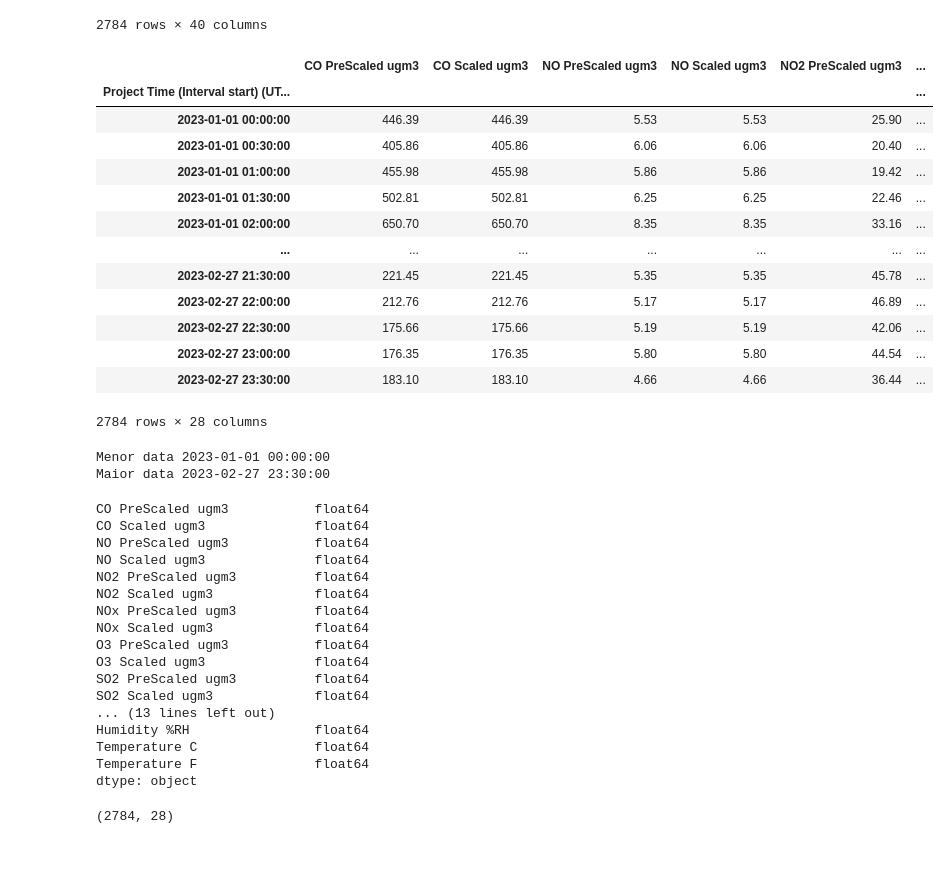
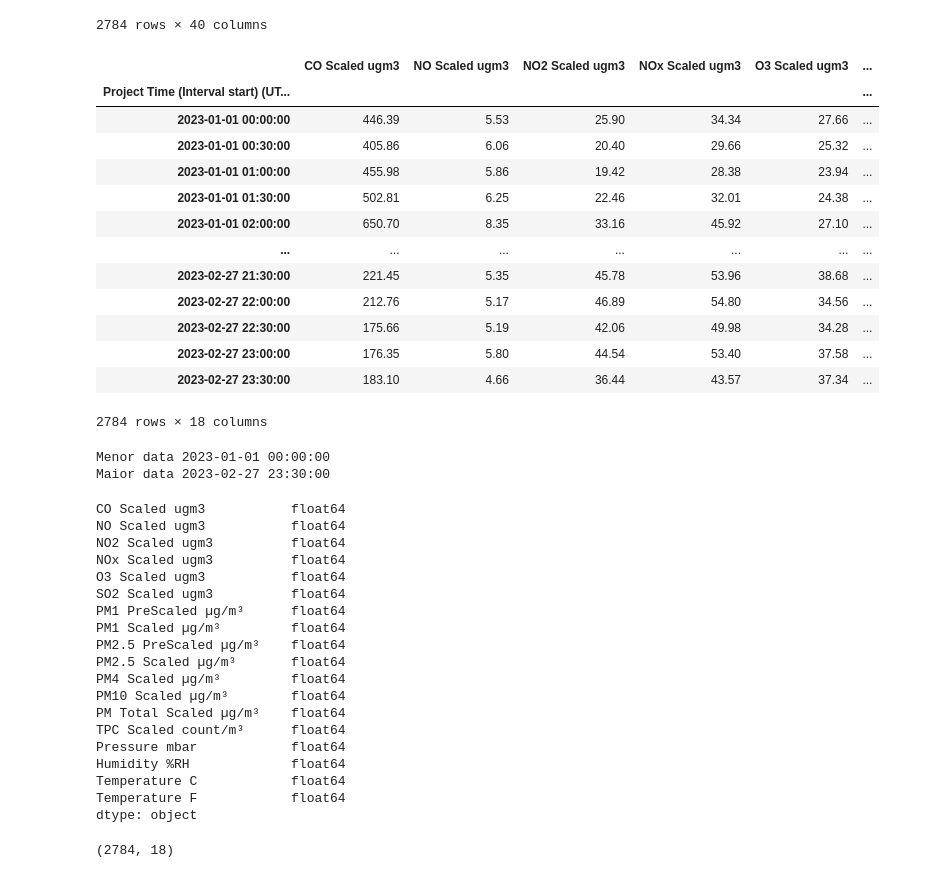
Before and after one commit to FilipeSCampos/ProjetoCalculo, a Jupyter notebook: projCalc.ipynb, the cells around one changed output. Cells and saved outputs as stored; diff of their text form; code cells hidden in the pictures.

```diff
--- a/projCalc.ipynb
+++ b/projCalc.ipynb
@@ -25,24 +29,27 @@ display(df)
 # %%
 df_1 = df.drop(['Location Name','POD Serial Number',
                 'Project Time (Interval end) (UTC-3)',
                 'Gas Protocol Version','CO State','NO State','NO2 State',
-                'NOx State','O3 State','SO2 State','Particle Protocol Version','PM State'],axis = 1)
+                'NOx State','O3 State','SO2 State','Particle Protocol Version','PM State',
+                'CO PreScaled ugm3','NO PreScaled ugm3','NO2 PreScaled ugm3',
+                'NOx PreScaled ugm3','O3 PreScaled ugm3','SO2 PreScaled ugm3',
+                'PM Total PreScaled µg/m³','PM10 PreScaled µg/m³','TPC PreScaled count/m³','PM4 PreScaled µg/m³' ],axis = 1)
 display(df_1)
 # %% [output]
-|  | CO PreScaled ugm3 | CO Scaled ugm3 | NO PreScaled ugm3 | NO Scaled ugm3 | NO2 PreScaled ugm3 | ... |
+|  | CO Scaled ugm3 | NO Scaled ugm3 | NO2 Scaled ugm3 | NOx Scaled ugm3 | O3 Scaled ugm3 | ... |
 | Project Time (Interval start) (UT... |  |  |  |  |  | ... |
-| 2023-01-01 00:00:00 | 446.39 | 446.39 | 5.53 | 5.53 | 25.90 | ... |
-| 2023-01-01 00:30:00 | 405.86 | 405.86 | 6.06 | 6.06 | 20.40 | ... |
-| 2023-01-01 01:00:00 | 455.98 | 455.98 | 5.86 | 5.86 | 19.42 | ... |
-| 2023-01-01 01:30:00 | 502.81 | 502.81 | 6.25 | 6.25 | 22.46 | ... |
-| 2023-01-01 02:00:00 | 650.70 | 650.70 | 8.35 | 8.35 | 33.16 | ... |
+| 2023-01-01 00:00:00 | 446.39 | 5.53 | 25.90 | 34.34 | 27.66 | ... |
+| 2023-01-01 00:30:00 | 405.86 | 6.06 | 20.40 | 29.66 | 25.32 | ... |
+| 2023-01-01 01:00:00 | 455.98 | 5.86 | 19.42 | 28.38 | 23.94 | ... |
+| 2023-01-01 01:30:00 | 502.81 | 6.25 | 22.46 | 32.01 | 24.38 | ... |
+| 2023-01-01 02:00:00 | 650.70 | 8.35 | 33.16 | 45.92 | 27.10 | ... |
 | ... | ... | ... | ... | ... | ... | ... |
-| 2023-02-27 21:30:00 | 221.45 | 221.45 | 5.35 | 5.35 | 45.78 | ... |
-| 2023-02-27 22:00:00 | 212.76 | 212.76 | 5.17 | 5.17 | 46.89 | ... |
-| 2023-02-27 22:30:00 | 175.66 | 175.66 | 5.19 | 5.19 | 42.06 | ... |
-| 2023-02-27 23:00:00 | 176.35 | 176.35 | 5.80 | 5.80 | 44.54 | ... |
-| 2023-02-27 23:30:00 | 183.10 | 183.10 | 4.66 | 4.66 | 36.44 | ... |
+| 2023-02-27 21:30:00 | 221.45 | 5.35 | 45.78 | 53.96 | 38.68 | ... |
+| 2023-02-27 22:00:00 | 212.76 | 5.17 | 46.89 | 54.80 | 34.56 | ... |
+| 2023-02-27 22:30:00 | 175.66 | 5.19 | 42.06 | 49.98 | 34.28 | ... |
+| 2023-02-27 23:00:00 | 176.35 | 5.80 | 44.54 | 53.40 | 37.58 | ... |
+| 2023-02-27 23:30:00 | 183.10 | 4.66 | 36.44 | 43.57 | 37.34 | ... |
-2784 rows × 28 columns
+2784 rows × 18 columns
 # %%
 print('Menor data', df_1.index.min())
 print('Maior data', df_1.index.max())
@@ -52,27 +59,29 @@ Maior data 2023-02-27 23:30:00
 # %%
 df_1.dtypes
 # %% [output]
-CO PreScaled ugm3           float64
-CO Scaled ugm3              float64
-NO PreScaled ugm3           float64
-NO Scaled ugm3              float64
-NO2 PreScaled ugm3          float64
-NO2 Scaled ugm3             float64
-NOx PreScaled ugm3          float64
-NOx Scaled ugm3             float64
-O3 PreScaled ugm3           float64
-O3 Scaled ugm3              float64
-SO2 PreScaled ugm3          float64
-SO2 Scaled ugm3             float64
-... (13 lines left out)
-Humidity %RH                float64
-Temperature C               float64
-Temperature F               float64
+CO Scaled ugm3           float64
+NO Scaled ugm3           float64
+NO2 Scaled ugm3          float64
+NOx Scaled ugm3          float64
+O3 Scaled ugm3           float64
+SO2 Scaled ugm3          float64
+PM1 PreScaled µg/m³      float64
+PM1 Scaled µg/m³         float64
+PM2.5 PreScaled µg/m³    float64
+PM2.5 Scaled µg/m³       float64
+PM4 Scaled µg/m³         float64
+PM10 Scaled µg/m³        float64
+PM Total Scaled µg/m³    float64
+TPC Scaled count/m³      float64
+Pressure mbar            float64
+Humidity %RH             float64
+Temperature C            float64
+Temperature F            float64
 dtype: object
 # %%
 df_1.shape
 # %% [output]
-(2784, 28)
+(2784, 18)
 # %%
 df_1.describe()
 # %% [output]
```
Also changed, not shown: parts of 6 cells of this notebook.
